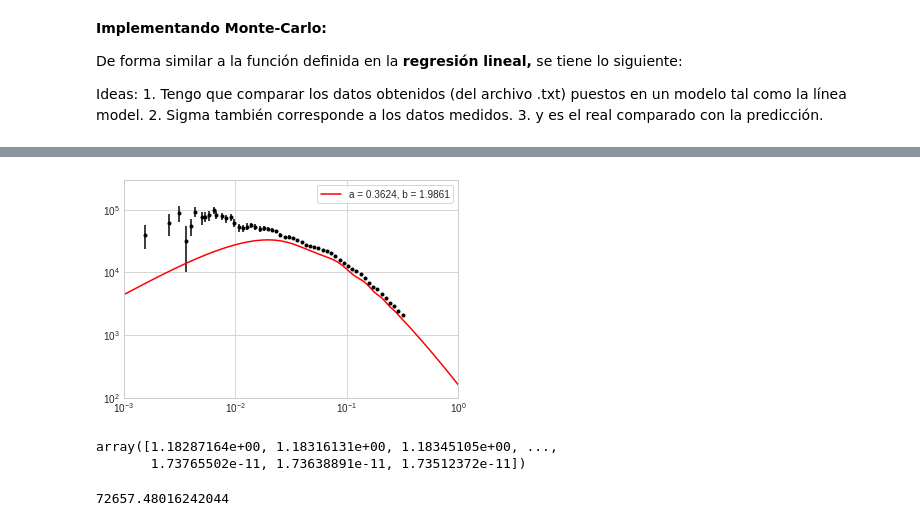
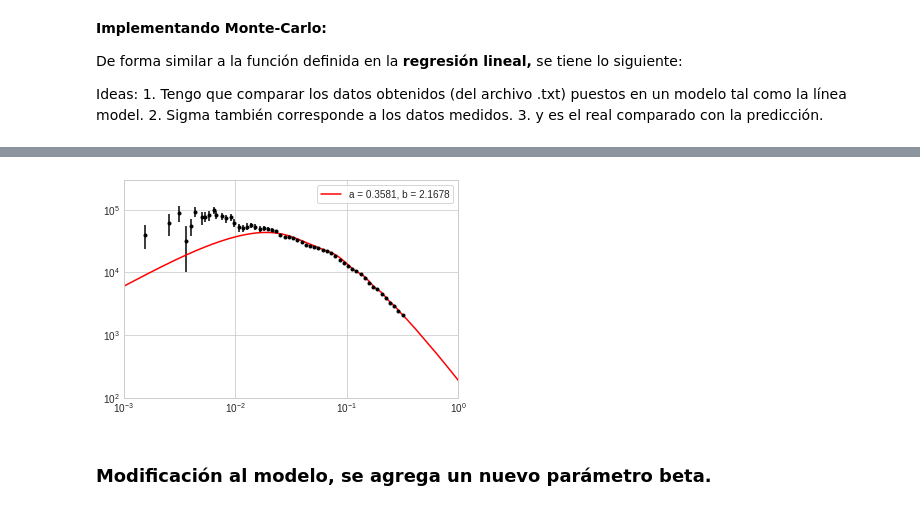
Before and after one commit to DCIDA2019/da2019-MIMIMUSTAINE, a Jupyter notebook: Semana10/Trabajo/Trabajo.ipynb, the cells around one changed output, grey strips where cells are left out. Drawn from its saved outputs; the diff is of its cells as text; code cells hidden in the pictures.

```diff
--- a/Semana10/Trabajo/Trabajo.ipynb
+++ b/Semana10/Trabajo/Trabajo.ipynb
@@ -107,10 +113,10 @@ def chisq_n(v, parametro):
 # %%
 #Número de iteraciones por cada camino:
-N = 1000
+N = 10000
 #Número de caminos (j):
-caminos = 5
+caminos = 3
 #Desviación estándar para determinar a, b iniciales:
-sigma = 0.2
+sigma = 0.1
 #Arreglos en los que se guardarán los valores iniciales de om, b, lh (igual al número de caminos):
 om_inicial = []
 b_inicial = []
@@ -118,10 +124,10 @@ lh_inicial = []
 
 #Valor inicial de parámetros (a, b, lh):
 for i in range(caminos):
-    om_inicial.append(np.random.uniform(0.1, 1))
-    b_inicial.append(np.random.uniform(0.1, 5))
+    om_inicial.append(np.random.uniform(0.05, 0.99))
+    b_inicial.append(np.random.uniform(0.05, 5))
     #Valor inicial del likelihood:
-    lh_inicial.append(chisq_n([pk_cmasdr12[0], pk_cmasdr12[1], pk_cmasdr12[2]], [om_inicial[i], b_inicial[i]]))
+    lh_inicial.append(likelihood([om_inicial[i], b_inicial[i]], [pk_cmasdr12[0], pk_cmasdr12[1], pk_cmasdr12[2]]))
 
 #Arreglos donde se guardarán los valores de a, b, likelihood (resultado):
 om = []
@@ -145,12 +151,14 @@ for j in range(caminos):
     acep.append(0)
     for i in range(N - 1):
         #Se generan dos valores random, no importa la distribución en rango [0,10].
-        om_aux = np.random.uniform(0.1, 1)
-        b_aux = np.random.uniform(0.1, 5)
-        #Valor con el que se producirá la primer comparación para actualización de likelihood.
-        lh_aux = chisq_n([pk_cmasdr12[0], pk_cmasdr12[1], pk_cmasdr12[2]], [om_aux, b_aux])
+        om_aux = np.random.normal(om[j][k], sigma)
+        b_aux = np.random.normal(b[j][k], sigma)
+
+        #En la función siguiente se prueba el prior y se establece el valor para lh_aux:
+        lh_aux = ejecucion([om_aux, b_aux], [pk_cmasdr12[0], pk_cmasdr12[1], pk_cmasdr12[2]])
+
         #Condición de likelihood:
-        if lh_aux < lh_inicial[j]:
+        if lh_aux > lh_inicial[j]:
             #Si se cumple la condición, se agregan a, b y se actualiza el valor del likelihood.
             om[j].append(om_aux)
             b[j].append(b_aux)
@@ -162,7 +170,7 @@ for j in range(caminos):
             #Si no, hay una segunda oportunidad para aceptar el valor:
             comparador = - np.log(np.random.uniform(0,1))
             #Si se cumple que la resta sea menor al comparador (segunda oportunidad):
-            if (lh_aux - lh_inicial[j]) < comparador:
+            if (lh_aux - lh_inicial[j]) > comparador:
                 om[j].append(om_aux)
                 b[j].append(b_aux)
                 lh[j].append(lh_aux)
@@ -234,20 +242,12 @@ plt.show()
 # %%
+k = 10 ** np.linspace(-6, 5, 100000)
 plt.figure()
 plt.loglog()
 plt.errorbar(pk_cmasdr12[0], pk_cmasdr12[1], yerr = pk_cmasdr12[2], fmt='.', color = 'black')
 plt.plot(k, Pk_Om(k, np.mean(om_total), np.mean(b_total)), color = 'red', label = 'a = {0}, b = {1}'.format(np.round(np.median(om_total), 4), np.round(np.median(b_total), 4)))
 plt.legend(frameon = True)
 plt.xlim(1e-3, 1)
 plt.ylim(100, 3e5)
 plt.show()
 # %% [output]
-[figure, old version]
+[figure, new version]
-# %%
-Pk_Om(k, np.random.uniform(0, 1), np.random.normal(2.5 + (((-1) ** i) * i), sigma))
-# %% [output]
-array([1.18287164e+00, 1.18316131e+00, 1.18345105e+00, ...,
-       1.73765502e-11, 1.73638891e-11, 1.73512372e-11])
-# %%
-chisq_n([pk_cmasdr12[0], pk_cmasdr12[1], pk_cmasdr12[2]], [np.random.normal(0.8938845771293138, 0.2), np.random.normal(2.515703090570713, 0.2)])
-# %% [output]
-72657.48016242044
@@ -255,0 +254,2 @@ chisq_n([pk_cmasdr12[0], pk_cmasdr12[1], pk_cmasdr12[2]], [np.random.normal(0.89
+# %% [markdown]
+### Modificación al modelo, se agrega un nuevo parámetro <strong>beta.</strong>
```
Also changed, not shown: parts of 7 cells of this notebook.
